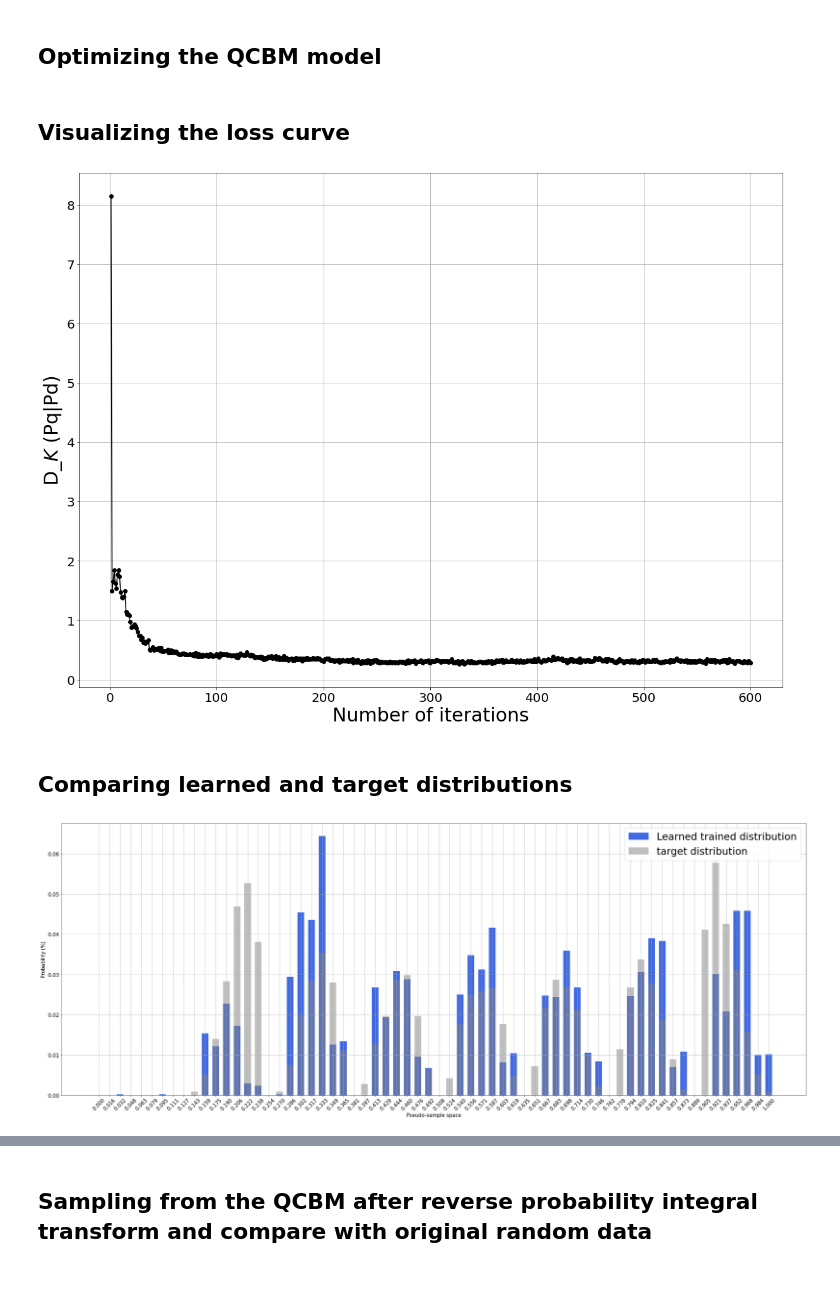
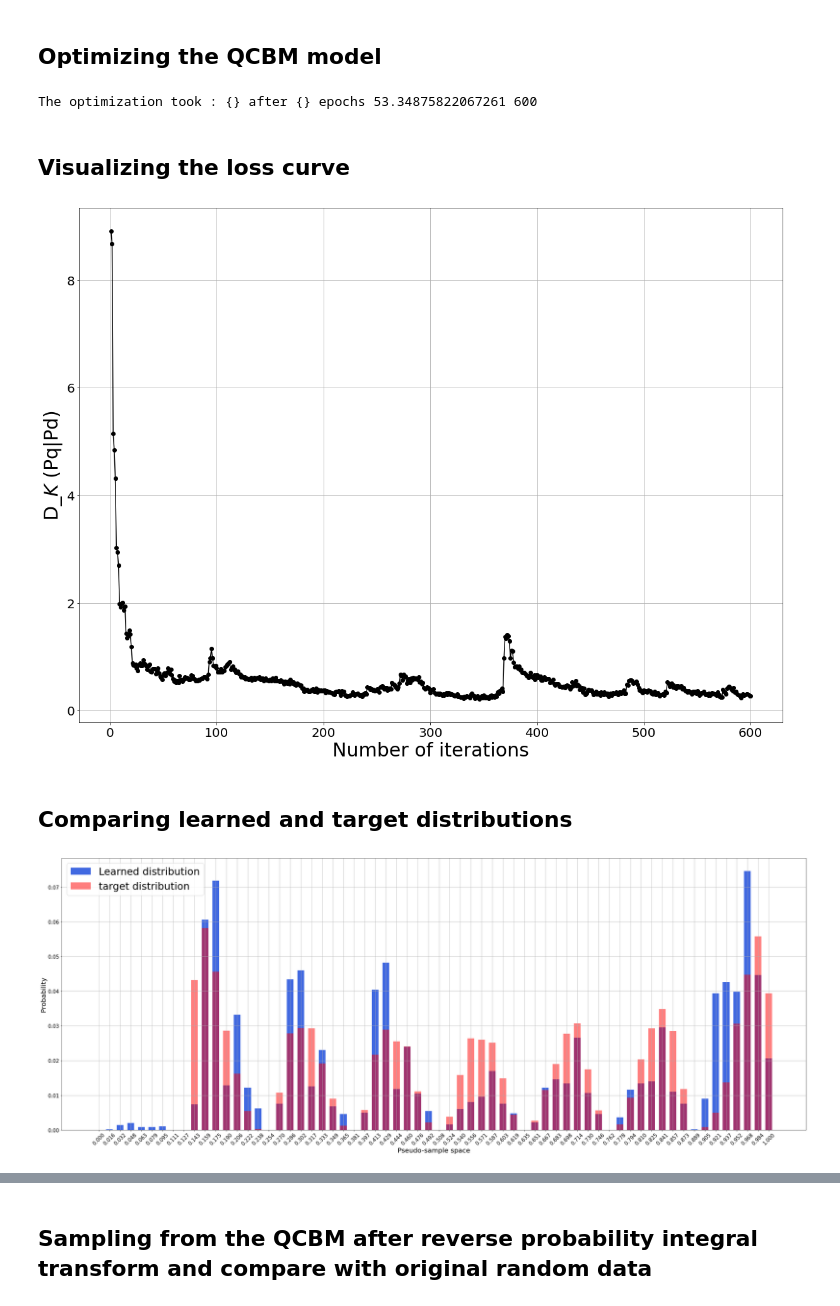
Before and after one commit to RicardoGaGu/Copula-based-QCBM-estimation, a Jupyter notebook: train_hybrid_QCBM_random_data.ipynb, the cells around one changed output, grey strips where cells are left out. Saved outputs shown, nothing was run; the diff lists cells and outputs as text; code cells hidden in the pictures; blank space fills up the shorter version.

Commit message:
added pseudo-sampling to QCBM model

```diff
--- a/train_hybrid_QCBM_random_data.ipynb
+++ b/train_hybrid_QCBM_random_data.ipynb
@@ -46,8 +47,8 @@ P_3 = np.array([[ 1.0, 0.3,  0.2],
               [0.3,  1.0,  -0.7],
               [ 0.2,  -0.7,  1.0]])
 
-P_2 = np.array([[ 1.0, -0.7],
-              [-0.7,1]])
+P_2 = np.array([[ 1.0, 0.7],
+              [0.7,1]])
 NUM_QUBITS_VAR = 3
 NUM_VARS = len(P_2)
 NUM_TRAINING_SAMPLES = 10000
@@ -62,23 +67,29 @@ sns.jointplot(x=U[:,1], y=U[:,0], kind="kde");
 # %%
 NUM_LAYERS = 2
 NUM_SHOTS = 2048
+NUM_ITERS = 600
 spsa_cbk = SPSACallback()
-spsa = SPSA(maxiter=600,callback=spsa_cbk.callback,learning_rate = 0.1,perturbation=0.1)
+spsa = SPSA(maxiter=NUM_ITERS,callback=spsa_cbk.callback,learning_rate = 0.1,perturbation=0.1)
 # %% [markdown]
 ## Optimizing the QCBM model
 # %%
 from qcbm import QCBM
+import time
 
 qcbm_model = QCBM(NUM_QUBITS_VAR,NUM_VARS,NUM_LAYERS,NUM_SHOTS,target_probs)
 cost_function = qcbm_model.cost_function
 initial_params = 2*np.pi*np.random.rand(3, NUM_QUBITS_VAR*NUM_VARS, NUM_LAYERS).flatten()
+start = time.time()
 result = spsa.minimize(cost_function, initial_params)
+end = time.time()
+print("The optimization took : {} after {} epochs",end-start,NUM_ITERS)
+# %% [output]
+The optimization took : {} after {} epochs 53.34875822067261 600
 # %% [markdown]
 ## Visualizing the loss curve
 # %%
 plt.rcParams["figure.figsize"] = (20,15)
 plot_data = spsa_cbk.get_callback_data()  # callback data
-plt.rcParams["font.size"] = 30
 plt.plot([i + 1 for i in range(len(plot_data[0]))], np.array(plot_data[2]), c="k", marker="o")
 plt.xlabel("Number of iterations")
 plt.ylabel("D_$K$ (Pq|Pd)")
@@ -87,31 +98,32 @@ plt.yticks(size=20)
 plt.grid()
 plt.show()
 # %% [output]
-[figure, old version]
+[figure, new version]
 # %% [markdown]
 ## Comparing learned and target distributions
 # %%
 # Evaluate trained probability distribution by comapring histograms
 plt.rcParams["figure.figsize"] = (40,15)
 bounds = [0,1]
 num_qubits = NUM_QUBITS_VAR*NUM_VARS
 
 x = [bounds[0] + (bounds[1] - bounds[0]) * x / (2**num_qubits - 1) for x in range(2**num_qubits)]
 
 opt_params = result.x
 y = qcbm_model.estimate_distribution(opt_params,num_shots= 5000)
+
 # Plot distributions
-plt.bar(x, y, width=0.01, label="Learned trained distribution", color="royalblue")
+plt.bar(x, y, width=0.01, label="Learned distribution", color="royalblue")
 plt.xticks(x, size=15, rotation=45)
 plt.yticks(size=15)
 plt.grid()
-plt.xlabel("Pseudo-sample space", size=15)
-plt.ylabel("Probability ($\%$)", size=15)
-plt.bar(x,target_probs,width=0.01,color="grey",label="target distribution",alpha = 0.5)
+plt.xlabel("Pseudo-sample space", size=20)
+plt.ylabel("Probability", size=20)
+plt.bar(x,target_probs,width=0.01,color="RED",label="target distribution",alpha = 0.5)
 plt.legend(loc="best")
 plt.show()
 # %% [output]
-[figure, old version]
+[figure, new version]
 # %%
 print(result)
 # %% [output]
```
Also changed, not shown: parts of 9 cells of this notebook, 2 other files.
